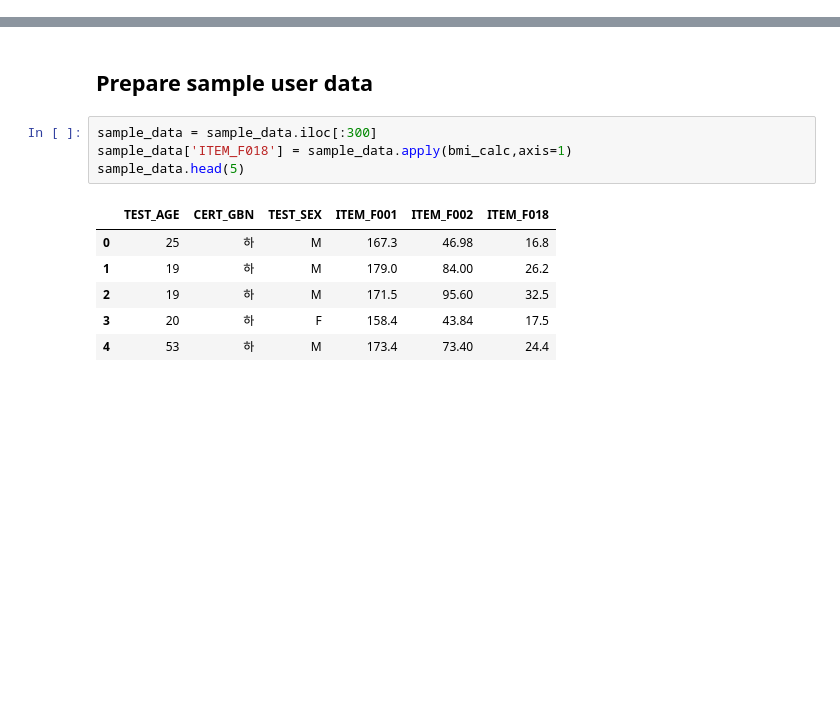
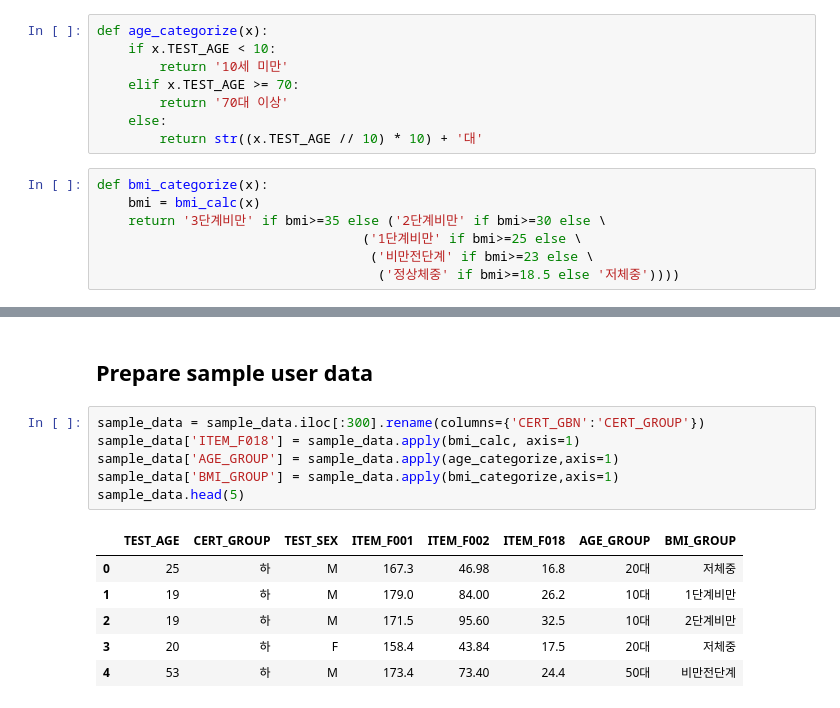
Before and after one commit to soohyunme/exercise, a Jupyter notebook: Code/02_Modeling.ipynb, the cells around one changed output, grey strips where cells are left out. Saved outputs shown, nothing was run; the diff lists cells and outputs as text; blank space fills up the shorter version.

Commit message:
modeling
upload modeling code and data

```diff
--- a/Code/02_Modeling.ipynb
+++ b/Code/02_Modeling.ipynb
@@ -30,3 +21,18 @@ def Grouping(df, group):
+# %%
+def age_categorize(x):
+    if x.TEST_AGE < 10:
+        return '10세 미만'
+    elif x.TEST_AGE >= 70:
+        return '70대 이상'
+    else:
+        return str((x.TEST_AGE // 10) * 10) + '대'
+# %%
+def bmi_categorize(x):
+    bmi = bmi_calc(x)
+    return '3단계비만' if bmi>=35 else ('2단계비만' if bmi>=30 else \
+                                  ('1단계비만' if bmi>=25 else \
+                                   ('비만전단계' if bmi>=23 else \
+                                    ('정상체중' if bmi>=18.5 else '저체중'))))
 # %% [markdown]
 ## Load data
 # %%
@@ -36,14 +42,16 @@ sample_data = pd.read_csv('../Data/Sample_data.csv')
 # %% [markdown]
 ## Prepare sample user data
 # %%
-sample_data = sample_data.iloc[:300]
-sample_data['ITEM_F018'] = sample_data.apply(bmi_calc,axis=1)
+sample_data = sample_data.iloc[:300].rename(columns={'CERT_GBN':'CERT_GROUP'})
+sample_data['ITEM_F018'] = sample_data.apply(bmi_calc, axis=1)
+sample_data['AGE_GROUP'] = sample_data.apply(age_categorize,axis=1)
+sample_data['BMI_GROUP'] = sample_data.apply(bmi_categorize,axis=1)
 sample_data.head(5)
 # %% [output]
-|  | TEST_AGE | CERT_GBN | TEST_SEX | ITEM_F001 | ITEM_F002 | ITEM_F018 |
-| 0 | 25 | 하 | M | 167.3 | 46.98 | 16.8 |
-| 1 | 19 | 하 | M | 179.0 | 84.00 | 26.2 |
-| 2 | 19 | 하 | M | 171.5 | 95.60 | 32.5 |
-| 3 | 20 | 하 | F | 158.4 | 43.84 | 17.5 |
-| 4 | 53 | 하 | M | 173.4 | 73.40 | 24.4 |
+|  | TEST_AGE | CERT_GROUP | TEST_SEX | ITEM_F001 | ITEM_F002 | ITEM_F018 | AGE_GROUP | BMI_GROUP |
+| 0 | 25 | 하 | M | 167.3 | 46.98 | 16.8 | 20대 | 저체중 |
+| 1 | 19 | 하 | M | 179.0 | 84.00 | 26.2 | 10대 | 1단계비만 |
+| 2 | 19 | 하 | M | 171.5 | 95.60 | 32.5 | 10대 | 2단계비만 |
+| 3 | 20 | 하 | F | 158.4 | 43.84 | 17.5 | 20대 | 저체중 |
+| 4 | 53 | 하 | M | 173.4 | 73.40 | 24.4 | 50대 | 비만전단계 |
 # %%
```
Also changed, not shown: parts of 24 cells of this notebook, 1 other file.
